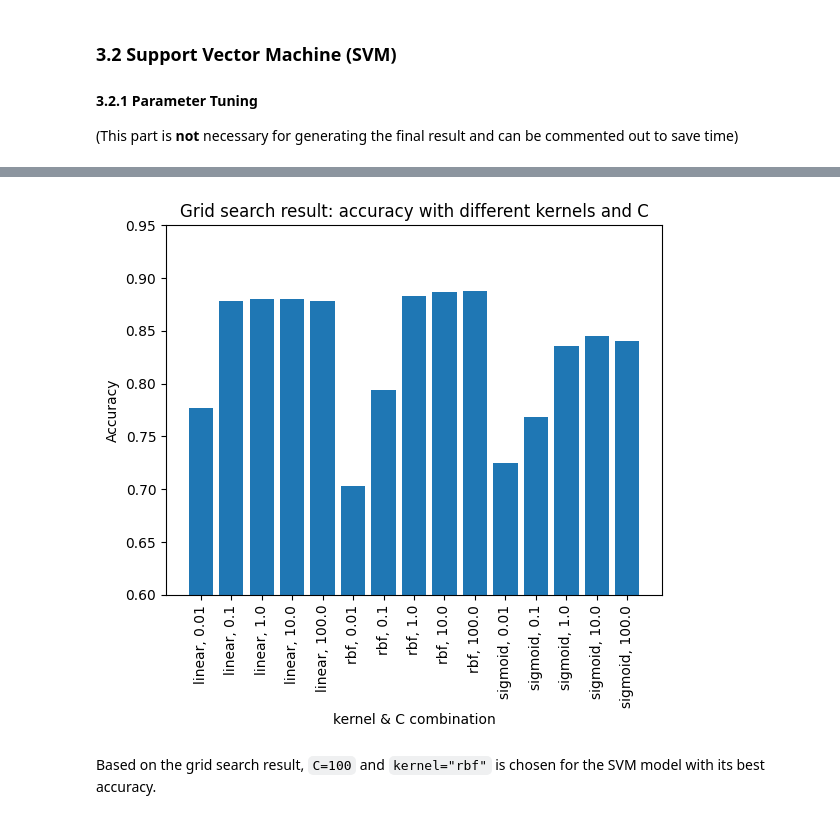
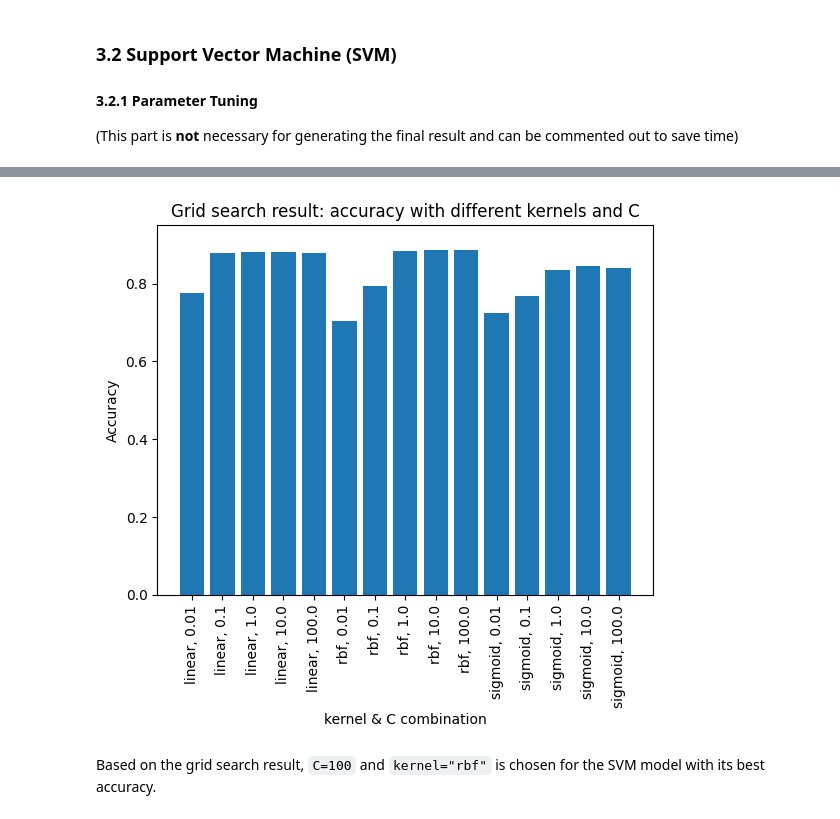
Before and after one commit to pzvol/CSNF301003GA, a Jupyter notebook: group_project/group_project.ipynb, the cells around one changed output, grey strips where cells are left out. Saved outputs shown, nothing was run; the diff lists cells and outputs as text; code cells hidden in the pictures.

```diff
--- a/group_project/group_project.ipynb
+++ b/group_project/group_project.ipynb
@@ -343,31 +344,31 @@ Score of the best:  0.8874253812751995
 # %%
 svm_grid_results = []
 for i, params in enumerate(svm_grid_search.cv_results_['params']):
     svm_grid_results.append({
         "param": f"{params['kernel']}, {params['C']}",
         "score": svm_grid_search.cv_results_['mean_test_score'][i]
     })
 
 # Sort the results by params
 svm_grid_results = sorted(svm_grid_results, key=lambda a:a["param"])
 
 
 # Plot the accuracy values for each parameter value
 svm_grid_param_values = []
 svm_grid_accuracy_values = []
 for r in svm_grid_results:
     svm_grid_param_values.append(r["param"])
     svm_grid_accuracy_values.append(r["score"])
 
 plt.bar(range(len(svm_grid_param_values)), svm_grid_accuracy_values, tick_label=svm_grid_param_values)
 plt.xlabel('kernel & C combination')
 plt.xticks(rotation=90)
 plt.ylabel('Accuracy')
-plt.ylim([0.6, 0.95])
+plt.ylim([0, 0.95])
 plt.title('Grid search result: accuracy with different kernels and C')
 plt.show()
 # %% [output]
-[figure, old version]
+[figure, new version]
 # %% [markdown]
 Based on the grid search result, `C=100` and `kernel="rbf"` is chosen for the SVM model with its best accuracy.
 # %% [markdown]
```
Also changed, not shown: parts of 18 cells of this notebook, 22 other files.
